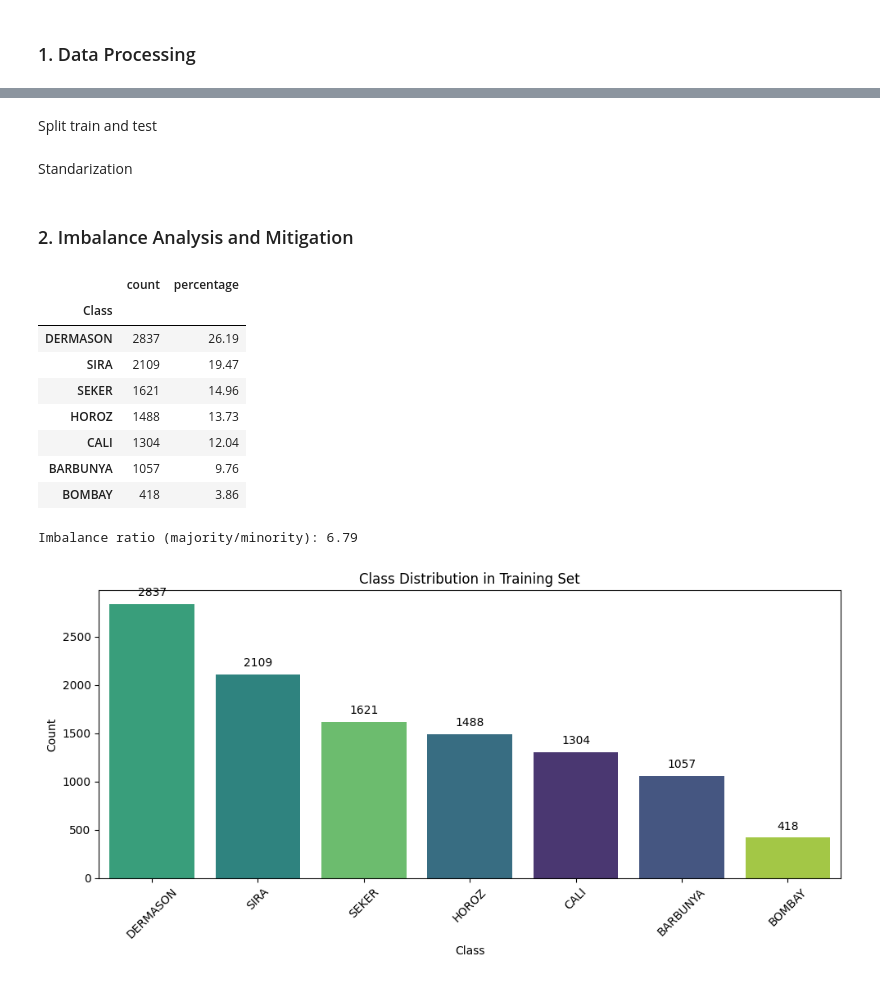
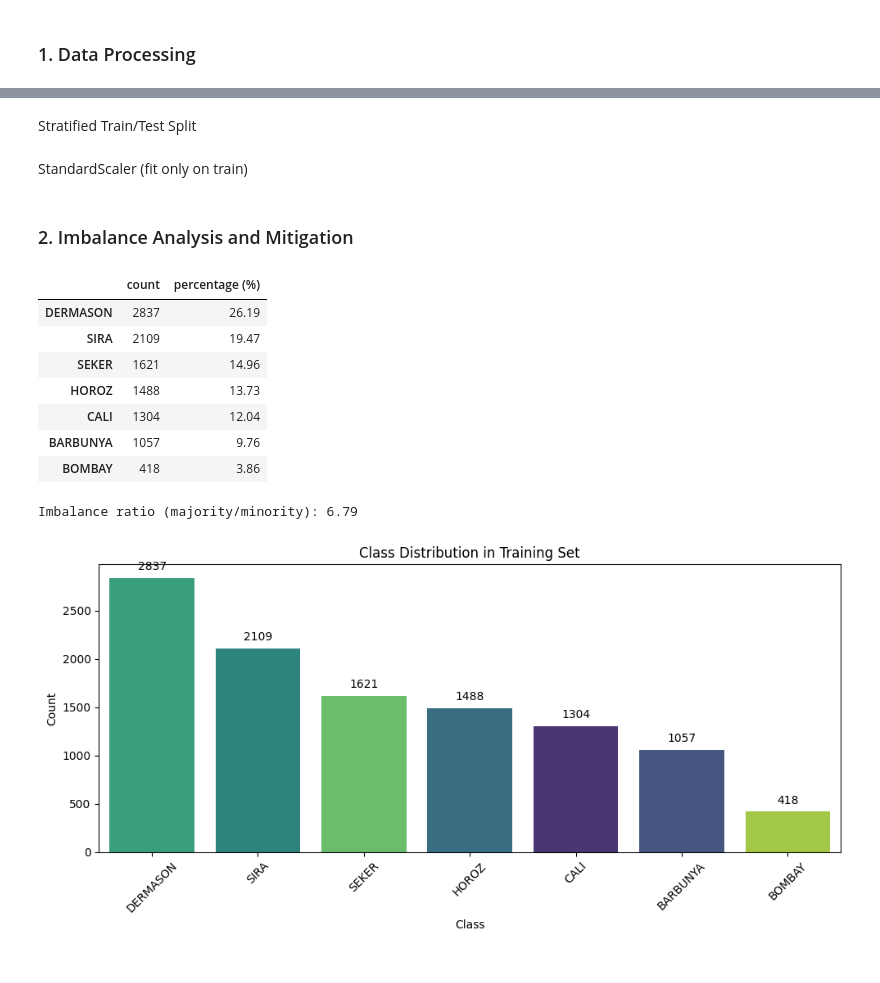
Before and after one commit to elenaatorralbo/beans_classification, a Jupyter notebook: project_imbalance.ipynb, the cells around one changed output, grey strips where cells are left out. Drawn from its saved outputs; the diff is of its cells as text; code cells hidden in the pictures.

```diff
--- a/project_imbalance.ipynb
+++ b/project_imbalance.ipynb
@@ -60,17 +100,19 @@ Shape sin duplicados: (13543, 17)
+# %%
+from sklearn.preprocessing import LabelEncoder
+le = LabelEncoder()
+y_encoded = le.fit_transform(df_clean['Class'])
 # %% [markdown]
-Split train and test
+Stratified Train/Test Split
 # %%
 from sklearn.model_selection import train_test_split
 
 X = df_clean.drop(columns=["Class"])
-y = df_clean["Class"]
+X_train, X_test, y_train, y_test = train_test_split(
+    X, y_encoded, test_size=0.2, random_state=42, stratify=y_encoded
+)
 
-X_train, X_test, y_train, y_test = train_test_split(
-    X, y,
-    test_size=0.2,
-    random_state=42,
-    stratify=y
-)
+y_train = pd.Series(y_train, name="Class")
+y_test  = pd.Series(y_test, name="Class")
 # %% [markdown]
-Standarization
+StandardScaler (fit only on train)
 # %%
@@ -85,25 +124,21 @@ pipe = Pipeline([
 # %% [markdown]
 ### 2. Imbalance Analysis and Mitigation
 # %%
-import pandas as pd
-import matplotlib.pyplot as plt
-import seaborn as sns
-
-train_counts = y_train.value_counts()
-train_percent = y_train.value_counts(normalize=True) * 100
+train_counts = pd.Series(y_train).value_counts()
+train_percent = pd.Series(y_train).value_counts(normalize=True) * 100
 
 imbalance_summary = pd.DataFrame({
-    "count": train_counts,
-    "percentage": train_percent.round(2)
+    'count': train_counts,
+    'percentage (%)': train_percent.round(2)
 })
+imbalance_summary.index = le.classes_[imbalance_summary.index]
 
 display(imbalance_summary)
 
 imbalance_ratio = train_counts.max() / train_counts.min()
 print(f"Imbalance ratio (majority/minority): {imbalance_ratio:.2f}")
 # %% [output]
-|  | count | percentage |
-| Class |  |  |
+|  | count | percentage (%) |
 | DERMASON | 2837 | 26.19 |
 | SIRA | 2109 | 19.47 |
 | SEKER | 1621 | 14.96 |
```
Also changed, not shown: parts of 14 cells of this notebook.
